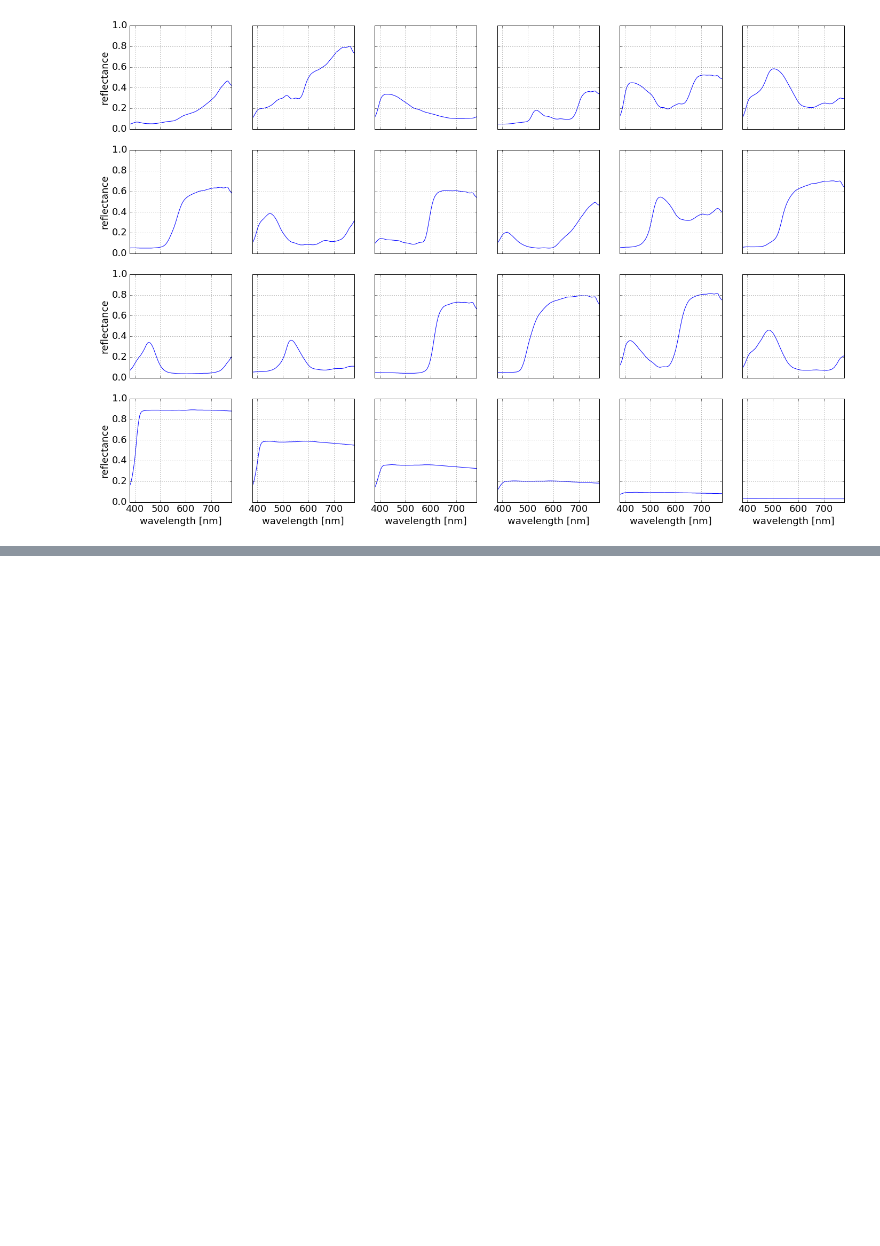
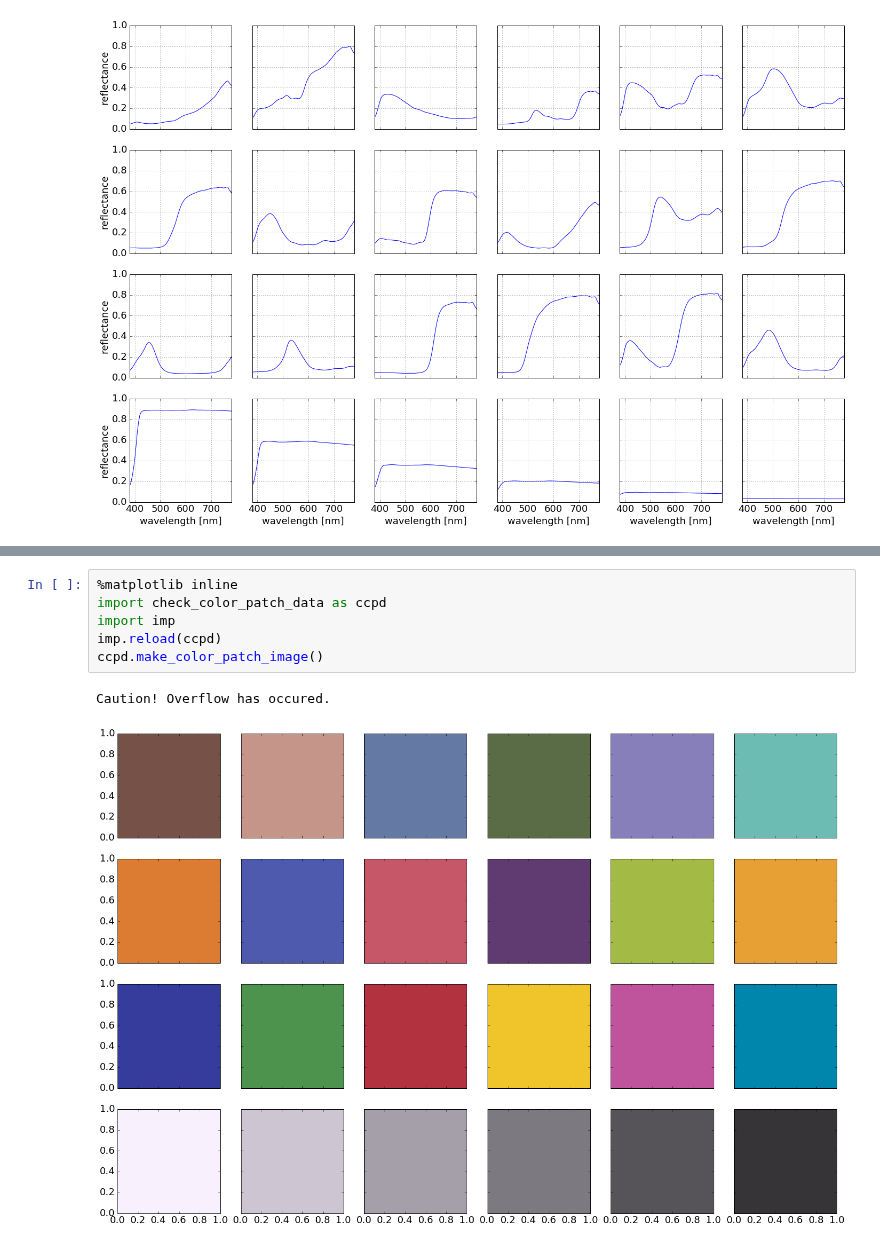
Before and after one commit to toru-ver4/sip, a Jupyter notebook: SciPy/color_patch_analysis/check_color_patch_data.ipynb, the cells around one changed output, grey strips where cells are left out. Cells and saved outputs as stored; diff of their text form; blank space fills up the shorter version.

Commit message:
Color Patch を matplotlib で描いてみるが完成（たぶん）

```diff
--- a/SciPy/color_patch_analysis/check_color_patch_data.ipynb
+++ b/SciPy/color_patch_analysis/check_color_patch_data.ipynb
@@ -13,0 +52,9 @@ ccpd.show_color_patch_spectral_data()
+# %%
+%matplotlib inline
+import check_color_patch_data as ccpd
+import imp
+imp.reload(ccpd)
+ccpd.make_color_patch_image()
+# %% [output]
+Caution! Overflow has occured.
+[figure, added]
```
Also changed, not shown: parts of 1 cell of this notebook, 2 other files.
